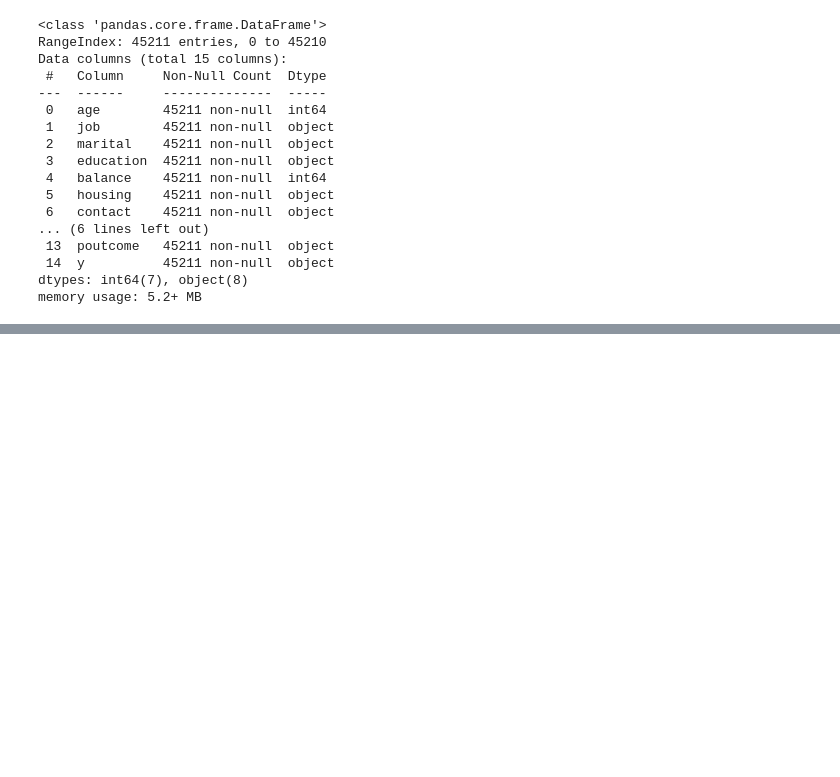
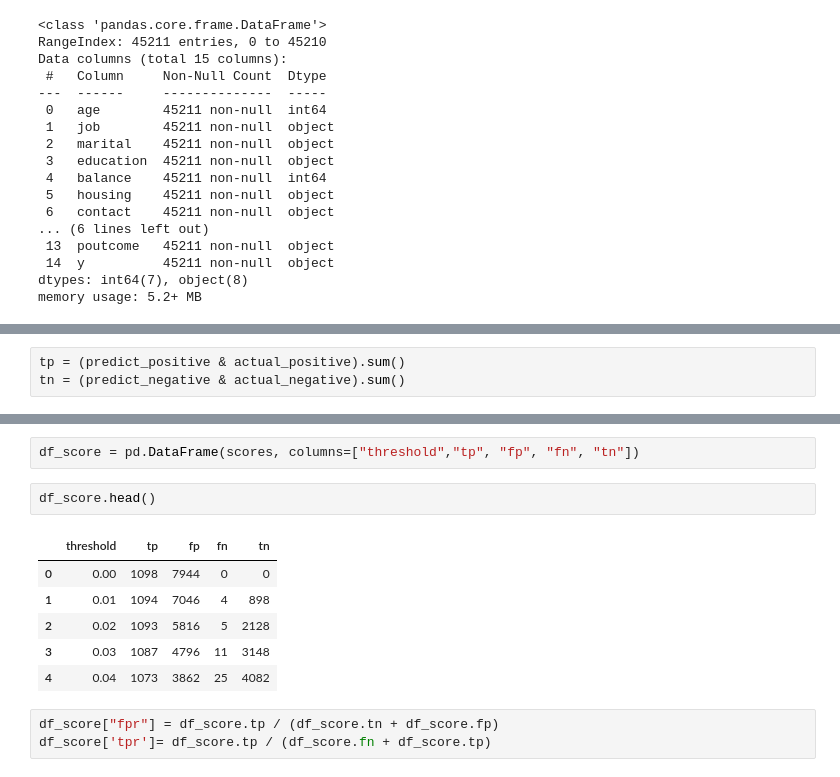
Before and after one commit to Davidmide02/mlzoomcamp_2024_assignments, a Jupyter notebook: evaluation_04/evaluation_04.ipynb, the cells around one changed output, grey strips where cells are left out. Cells and saved outputs as stored; diff of their text form; blank space fills up the shorter version.

```diff
--- a/evaluation_04/evaluation_04.ipynb
+++ b/evaluation_04/evaluation_04.ipynb
@@ -84,0 +181,3 @@ del X_test["y"]
+# %%
+tp = (predict_positive & actual_positive).sum()
+tn = (predict_negative & actual_negative).sum()
@@ -84,0 +249,14 @@ del X_test["y"]
+# %%
+df_score = pd.DataFrame(scores, columns=["threshold","tp", "fp", "fn", "tn"])
+# %%
+df_score.head()
+# %% [output]
+|  | threshold | tp | fp | fn | tn |
+| 0 | 0.00 | 1098 | 7944 | 0 | 0 |
+| 1 | 0.01 | 1094 | 7046 | 4 | 898 |
+| 2 | 0.02 | 1093 | 5816 | 5 | 2128 |
+| 3 | 0.03 | 1087 | 4796 | 11 | 3148 |
+| 4 | 0.04 | 1073 | 3862 | 25 | 4082 |
+# %%
+df_score["fpr"] = df_score.tp / (df_score.tn + df_score.fp)
+df_score['tpr']= df_score.tp / (df_score.fn + df_score.tp)
```
Also changed, not shown: parts of 32 cells of this notebook.
